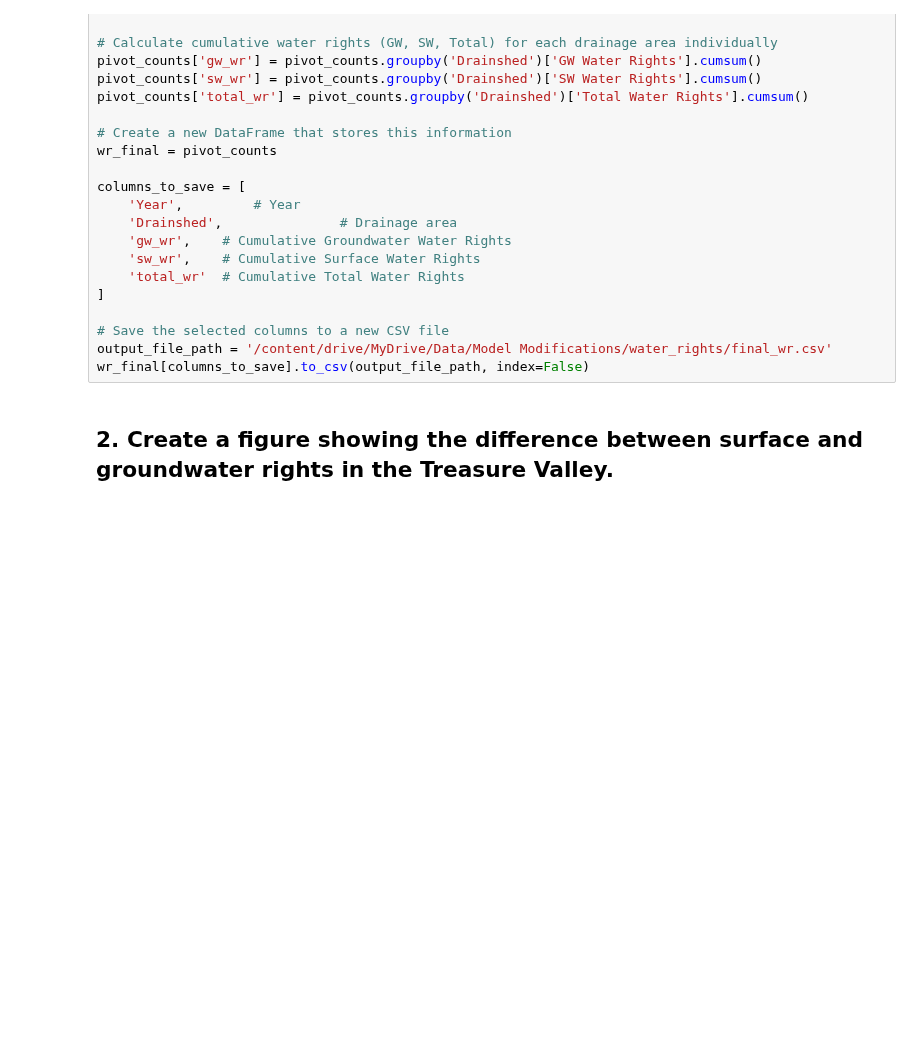
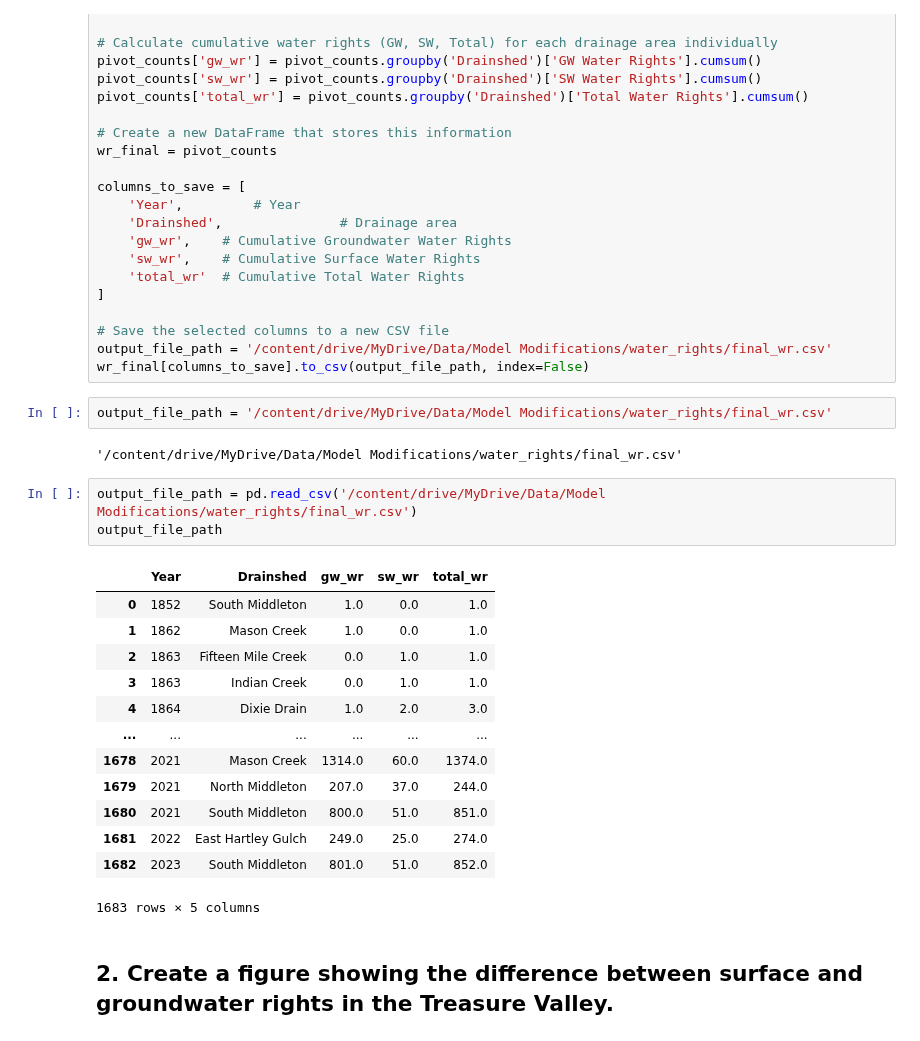
Before and after one commit to carlibeisel/Drains_Lower_Boise_River, a Jupyter notebook: *water_rights.ipynb, the cells around one changed output. Saved outputs shown, nothing was run; the diff lists cells and outputs as text; blank space fills up the shorter version.

```diff
--- a/*water_rights.ipynb
+++ b/*water_rights.ipynb
@@ -319,6 +319,27 @@ columns_to_save = [
 # Save the selected columns to a new CSV file
 output_file_path = '/content/drive/MyDrive/Data/Model Modifications/water_rights/final_wr.csv'
 wr_final[columns_to_save].to_csv(output_file_path, index=False)
+# %%
+output_file_path = '/content/drive/MyDrive/Data/Model Modifications/water_rights/final_wr.csv'
+# %% [output]
+'/content/drive/MyDrive/Data/Model Modifications/water_rights/final_wr.csv'
+# %%
+output_file_path = pd.read_csv('/content/drive/MyDrive/Data/Model Modifications/water_rights/final_wr.csv')
+output_file_path
+# %% [output]
+|  | Year | Drainshed | gw_wr | sw_wr | total_wr |
+| 0 | 1852 | South Middleton | 1.0 | 0.0 | 1.0 |
+| 1 | 1862 | Mason Creek | 1.0 | 0.0 | 1.0 |
+| 2 | 1863 | Fifteen Mile Creek | 0.0 | 1.0 | 1.0 |
+| 3 | 1863 | Indian Creek | 0.0 | 1.0 | 1.0 |
+| 4 | 1864 | Dixie Drain | 1.0 | 2.0 | 3.0 |
+| ... | ... | ... | ... | ... | ... |
+| 1678 | 2021 | Mason Creek | 1314.0 | 60.0 | 1374.0 |
+| 1679 | 2021 | North Middleton | 207.0 | 37.0 | 244.0 |
+| 1680 | 2021 | South Middleton | 800.0 | 51.0 | 851.0 |
+| 1681 | 2022 | East Hartley Gulch | 249.0 | 25.0 | 274.0 |
+| 1682 | 2023 | South Middleton | 801.0 | 51.0 | 852.0 |
+1683 rows × 5 columns
 # %% [markdown]
 ## 2. Create a figure showing the difference between surface and groundwater rights in the Treasure Valley.
 # %%
```
Also changed, not shown: parts of 3 cells of this notebook.
